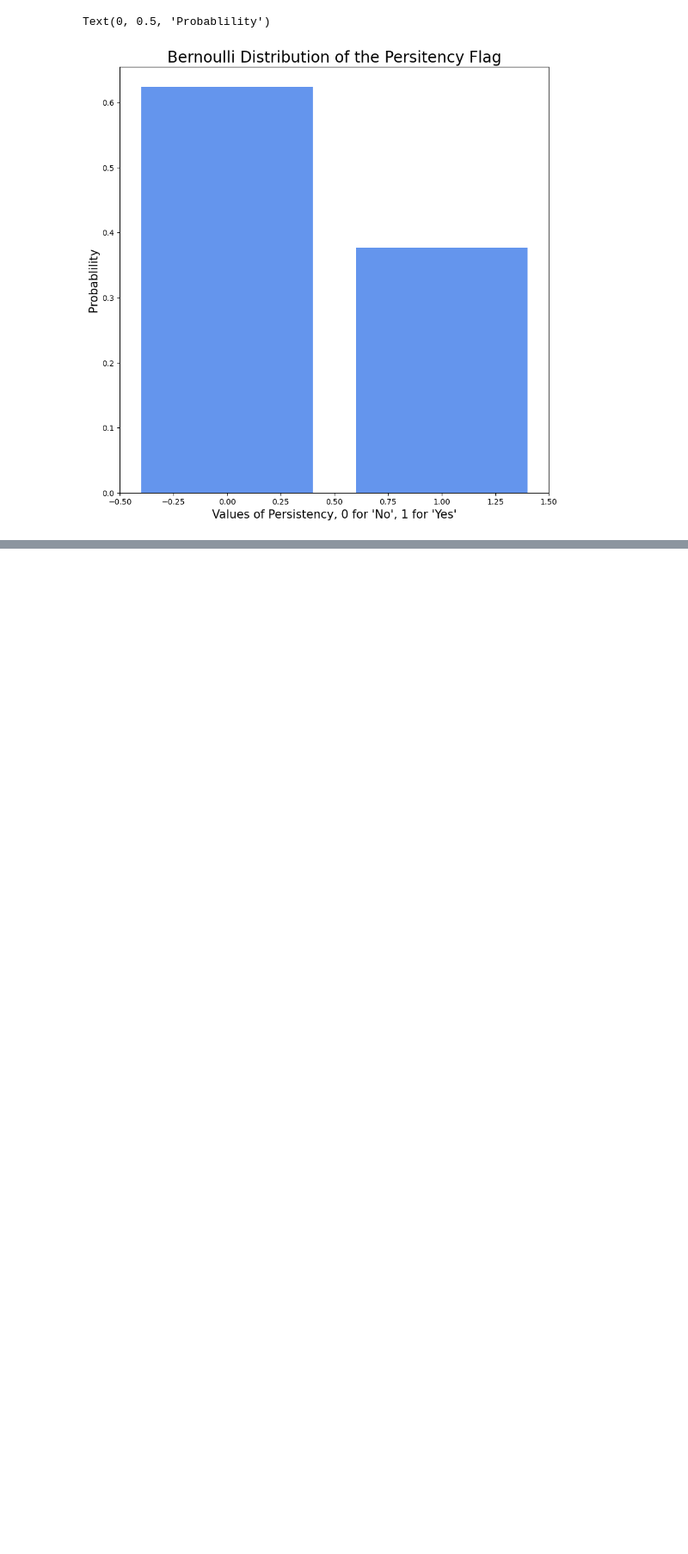
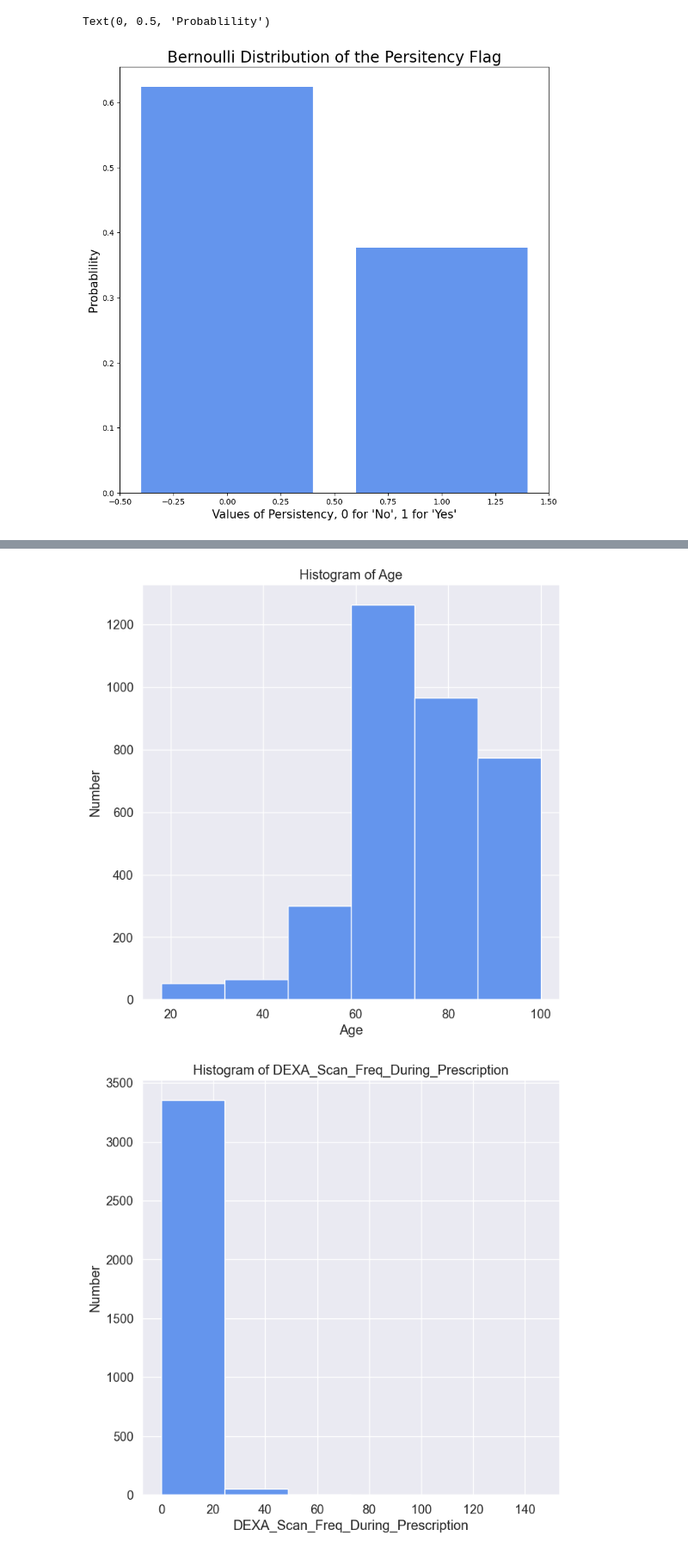
Before and after one commit to LiviaNFoster/DataGlacierFinalProject, a Jupyter notebook: FinalProject.ipynb, the cells around one changed output, grey strips where cells are left out. Shown at 86% size. Saved outputs shown, nothing was run; the diff lists cells and outputs as text; code cells hidden in the pictures; blank space fills up the shorter version.

```diff
--- a/FinalProject.ipynb
+++ b/FinalProject.ipynb
@@ -1661,0 +1701,15 @@ Text(0, 0.5, 'Probablility')
+# %%
+num_cols = list(df.select_dtypes(['int64']).columns)
+def plot_histogram(df, cols, bins=6):
+    for col in cols:
+        fig = plt.figure(figsize=(8,8))
+        ax= fig.gca()
+        df[col].plot.hist(ax = ax, bins = bins, color = 'cornflowerblue')
+        ax.set_title('Histogram of ' + col)
+        ax.set_xlabel(col)
+        ax.set_ylabel('Number')
+        plt.show()
+plot_histogram(df, num_cols)
+# %% [output]
+[figure, added]
+[figure, added]
```
Also changed, not shown: parts of 9 cells of this notebook.
